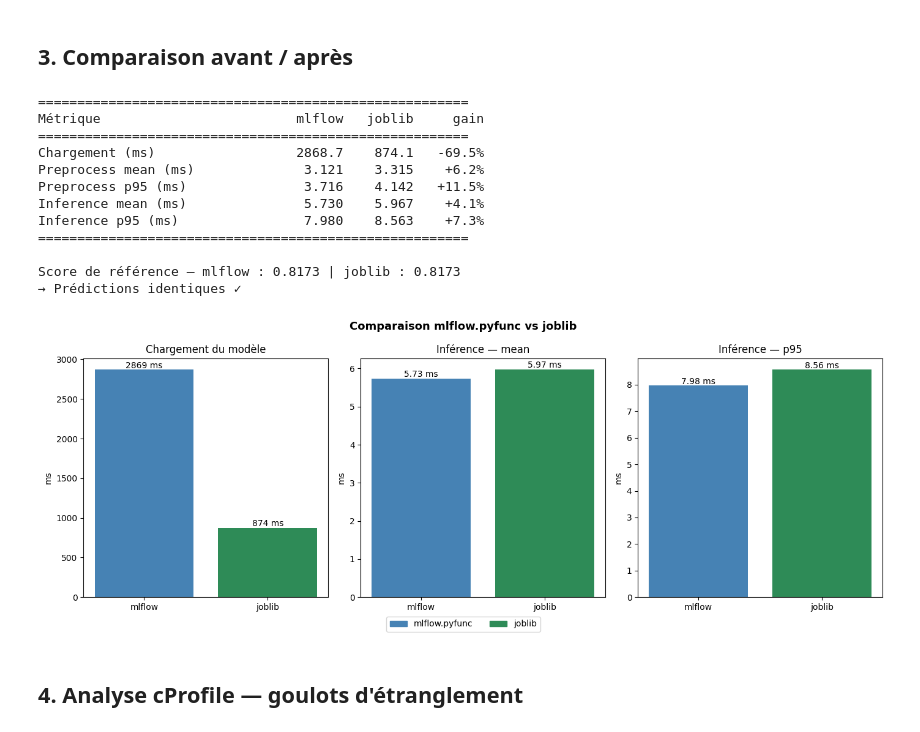
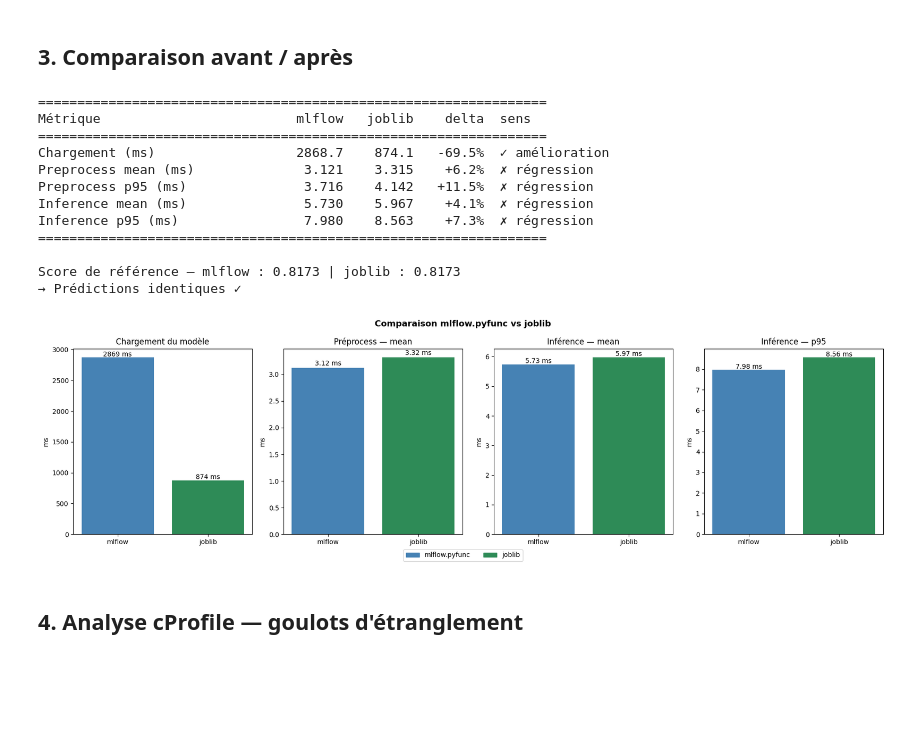
Before and after one commit to RaphaelRIVIERE/credit-scoring-mlops-production, a Jupyter notebook: monitoring/performance_report.ipynb, the cells around one changed output. Saved outputs shown, nothing was run; the diff lists cells and outputs as text; code cells hidden in the pictures; blank space fills up the shorter version.

```diff
--- a/monitoring/performance_report.ipynb
+++ b/monitoring/performance_report.ipynb
@@ -110,19 +89,3 @@ Cpu (%)
   median : 14.300
   p95    : 50.000
   p99    : 53.807
-# %%
-fig, axes = plt.subplots(1, 2, figsize=(12, 4))
-fig.suptitle("joblib — version optimisée", fontsize=13, fontweight="bold")
-
-for ax, section in zip(axes, ["preprocess", "inference"]):
-    values = [joblib_data[section][m] for m in metrics]
-    ax.bar(x, values, color="seagreen")
-    ax.set_xticks(x)
-    ax.set_xticklabels(metrics)
-    ax.set_ylabel("ms")
-    ax.set_title(section.capitalize())
-    for i, v in enumerate(values):
-        ax.text(i, v + 0.05, f"{v:.2f}", ha="center", fontsize=9)
-
-plt.tight_layout()
-plt.show()
@@ -134,39 +95,41 @@ plt.show()
 def gain_pct(before, after):
     return (after - before) / before * 100
 
-print("=" * 55)
-print(f"{'Métrique':<30} {'mlflow':>8} {'joblib':>8} {'gain':>8}")
-print("=" * 55)
+print("=" * 65)
+print(f"{'Métrique':<30} {'mlflow':>8} {'joblib':>8} {'delta':>8}  sens")
+print("=" * 65)
 
 load_gain = gain_pct(mlflow_data["load_time_ms"], joblib_data["load_time_ms"])
-print(f"{'Chargement (ms)':<30} {mlflow_data['load_time_ms']:>8.1f} {joblib_data['load_time_ms']:>8.1f} {load_gain:>+7.1f}%")
+sens = "✓ amélioration" if load_gain < 0 else "✗ régression"
+print(f"{'Chargement (ms)':<30} {mlflow_data['load_time_ms']:>8.1f} {joblib_data['load_time_ms']:>8.1f} {load_gain:>+7.1f}%  {sens}")
 
 for section in ["preprocess", "inference"]:
     for stat in ["mean", "p95"]:
         before = mlflow_data[section][stat]
         after  = joblib_data[section][stat]
         g = gain_pct(before, after)
+        sens = "✓ amélioration" if g < 0 else "✗ régression"
         label = f"{section.capitalize()} {stat} (ms)"
-        print(f"{label:<30} {before:>8.3f} {after:>8.3f} {g:>+7.1f}%")
+        print(f"{label:<30} {before:>8.3f} {after:>8.3f} {g:>+7.1f}%  {sens}")
 
-print("=" * 55)
+print("=" * 65)
 print(f"\nScore de référence — mlflow : {mlflow_data['ref_score']} | joblib : {joblib_data['ref_score']}")
 print("→ Prédictions identiques ✓" if mlflow_data["ref_score"] == joblib_data["ref_score"] else "→ Prédictions différentes ✗")
 # %% [output]
-=======================================================
-Métrique                         mlflow   joblib     gain
-=======================================================
-Chargement (ms)                  2868.7    874.1   -69.5%
-Preprocess mean (ms)              3.121    3.315    +6.2%
-Preprocess p95 (ms)               3.716    4.142   +11.5%
-Inference mean (ms)               5.730    5.967    +4.1%
-Inference p95 (ms)                7.980    8.563    +7.3%
-=======================================================
+=================================================================
+Métrique                         mlflow   joblib    delta  sens
+=================================================================
+Chargement (ms)                  2868.7    874.1   -69.5%  ✓ amélioration
+Preprocess mean (ms)              3.121    3.315    +6.2%  ✗ régression
+Preprocess p95 (ms)               3.716    4.142   +11.5%  ✗ régression
+Inference mean (ms)               5.730    5.967    +4.1%  ✗ régression
+Inference p95 (ms)                7.980    8.563    +7.3%  ✗ régression
+=================================================================
 
 Score de référence — mlflow : 0.8173 | joblib : 0.8173
 → Prédictions identiques ✓
 # %%
-fig, axes = plt.subplots(1, 3, figsize=(14, 5))
+fig, axes = plt.subplots(1, 4, figsize=(18, 5))
 fig.suptitle("Comparaison mlflow.pyfunc vs joblib", fontsize=13, fontweight="bold")
 
 blue  = "steelblue"
@@ -176,35 +139,43 @@ ax = axes[0]
 vals = [mlflow_data["load_time_ms"], joblib_data["load_time_ms"]]
 bars = ax.bar(["mlflow", "joblib"], vals, color=[blue, green])
 ax.set_title("Chargement du modèle")
 ax.set_ylabel("ms")
 for bar, v in zip(bars, vals):
     ax.text(bar.get_x() + bar.get_width() / 2, v + 20, f"{v:.0f} ms", ha="center", fontsize=10)
 
 ax = axes[1]
+vals = [mlflow_data["preprocess"]["mean"], joblib_data["preprocess"]["mean"]]
+bars = ax.bar(["mlflow", "joblib"], vals, color=[blue, green])
+ax.set_title("Préprocess — mean")
+ax.set_ylabel("ms")
+for bar, v in zip(bars, vals):
+    ax.text(bar.get_x() + bar.get_width() / 2, v + 0.05, f"{v:.2f} ms", ha="center", fontsize=10)
+
+ax = axes[2]
 vals = [mlflow_data["inference"]["mean"], joblib_data["inference"]["mean"]]
 bars = ax.bar(["mlflow", "joblib"], vals, color=[blue, green])
 ax.set_title("Inférence — mean")
 ax.set_ylabel("ms")
 for bar, v in zip(bars, vals):
     ax.text(bar.get_x() + bar.get_width() / 2, v + 0.05, f"{v:.2f} ms", ha="center", fontsize=10)
 
-ax = axes[2]
+ax = axes[3]
 vals = [mlflow_data["inference"]["p95"], joblib_data["inference"]["p95"]]
 bars = ax.bar(["mlflow", "joblib"], vals, color=[blue, green])
 ax.set_title("Inférence — p95")
 ax.set_ylabel("ms")
 for bar, v in zip(bars, vals):
     ax.text(bar.get_x() + bar.get_width() / 2, v + 0.05, f"{v:.2f} ms", ha="center", fontsize=10)
 
 legend = [
     mpatches.Patch(color=blue,  label="mlflow.pyfunc"),
     mpatches.Patch(color=green, label="joblib"),
 ]
 fig.legend(handles=legend, loc="lower center", ncol=2, bbox_to_anchor=(0.5, -0.05))
 plt.tight_layout()
 plt.show()
 # %% [output]
-[figure, old version]
+[figure, new version]
 # %% [markdown]
 ## 4. Analyse cProfile — goulots d'étranglement
 # %%
```
Also changed, not shown: parts of 10 cells of this notebook, 2 other files.
